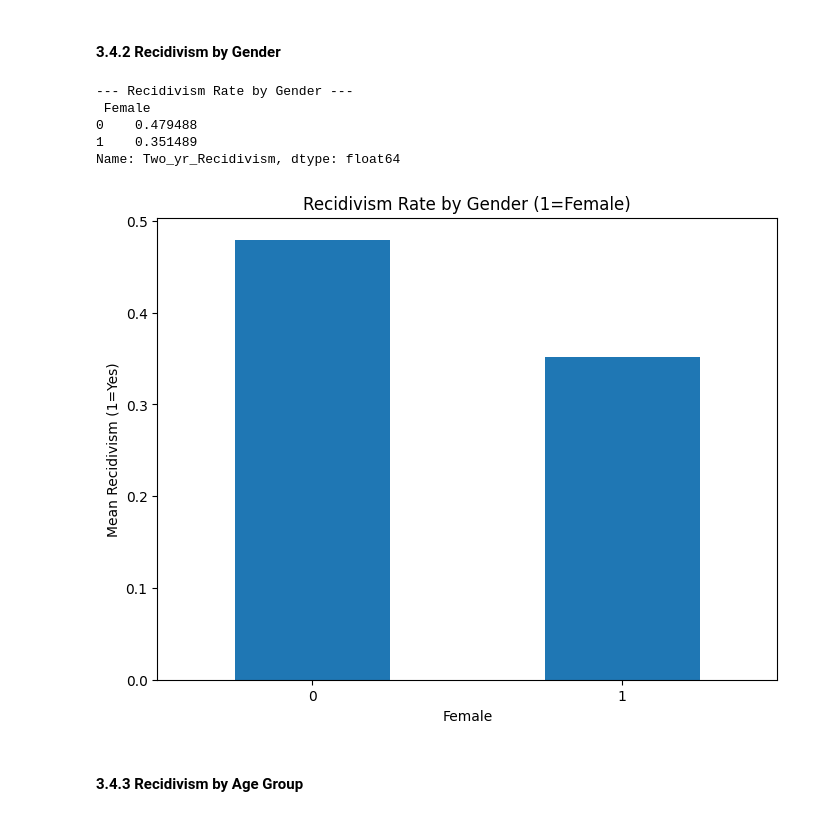
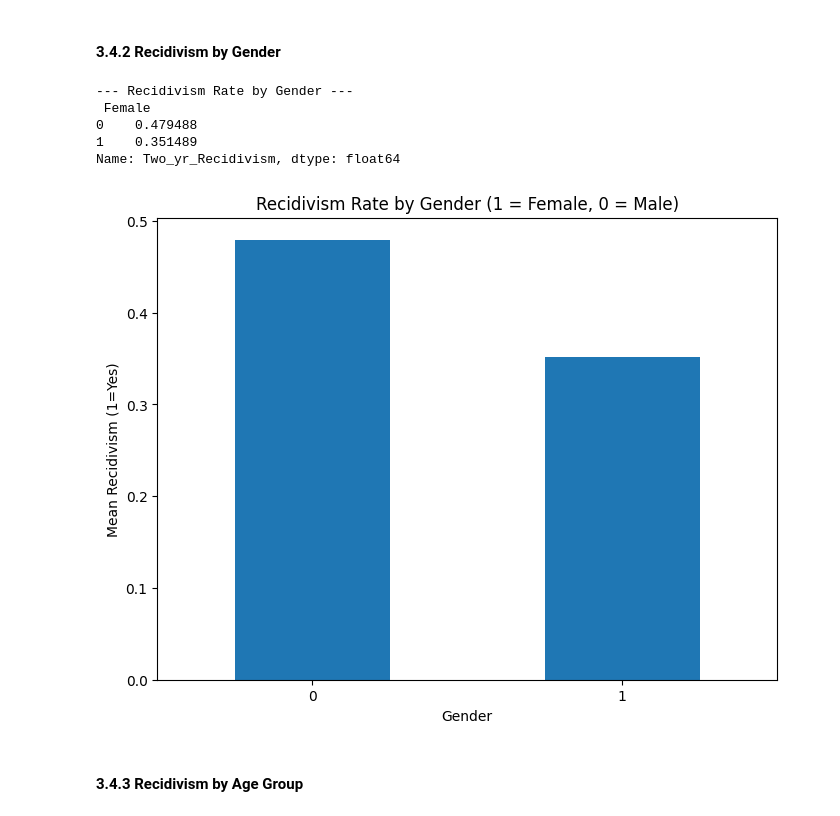
Before and after one commit to MelissaPerez09/fair-ai-compass, a Jupyter notebook: src/main.ipynb, the cells around one changed output. Saved outputs shown, nothing was run; the diff lists cells and outputs as text; code cells hidden in the pictures.

```diff
--- a/src/main.ipynb
+++ b/src/main.ipynb
@@ -292,22 +301,23 @@ Name: Two_yr_Recidivism, dtype: float64
 # %%
 # Recidivism by Gender
 gender_recid = df.groupby('Female')['Two_yr_Recidivism'].mean()
 print("--- Recidivism Rate by Gender ---\n", gender_recid)
 
 plt.figure(figsize=(8, 6))
 gender_recid.plot(kind='bar')
-plt.title("Recidivism Rate by Gender (1=Female)")
+plt.title("Recidivism Rate by Gender (1 = Female, 0 = Male)")
+plt.xlabel("Gender")
 plt.ylabel("Mean Recidivism (1=Yes)")
 plt.xticks(rotation=0)
 save_plot("recidivism_by_gender.png")
 plt.show()
 # %% [output]
 --- Recidivism Rate by Gender ---
  Female
 0    0.479488
 1    0.351489
 Name: Two_yr_Recidivism, dtype: float64
-[figure, old version]
+[figure, new version]
 # %% [markdown]
 #### 3.4.3 Recidivism by Age Group
 # %%
```
Also changed, not shown: parts of 24 cells of this notebook, 12 other files.
